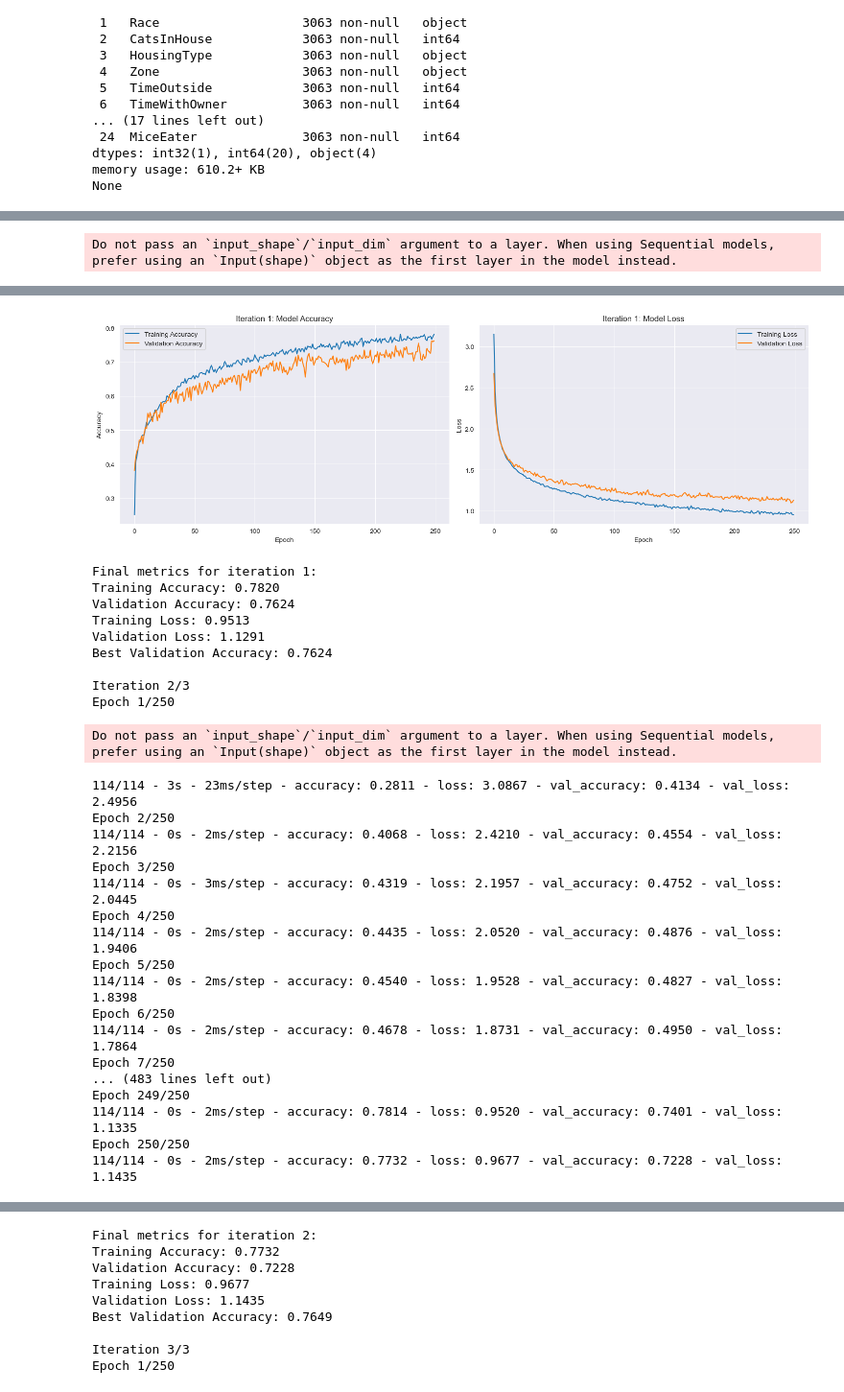
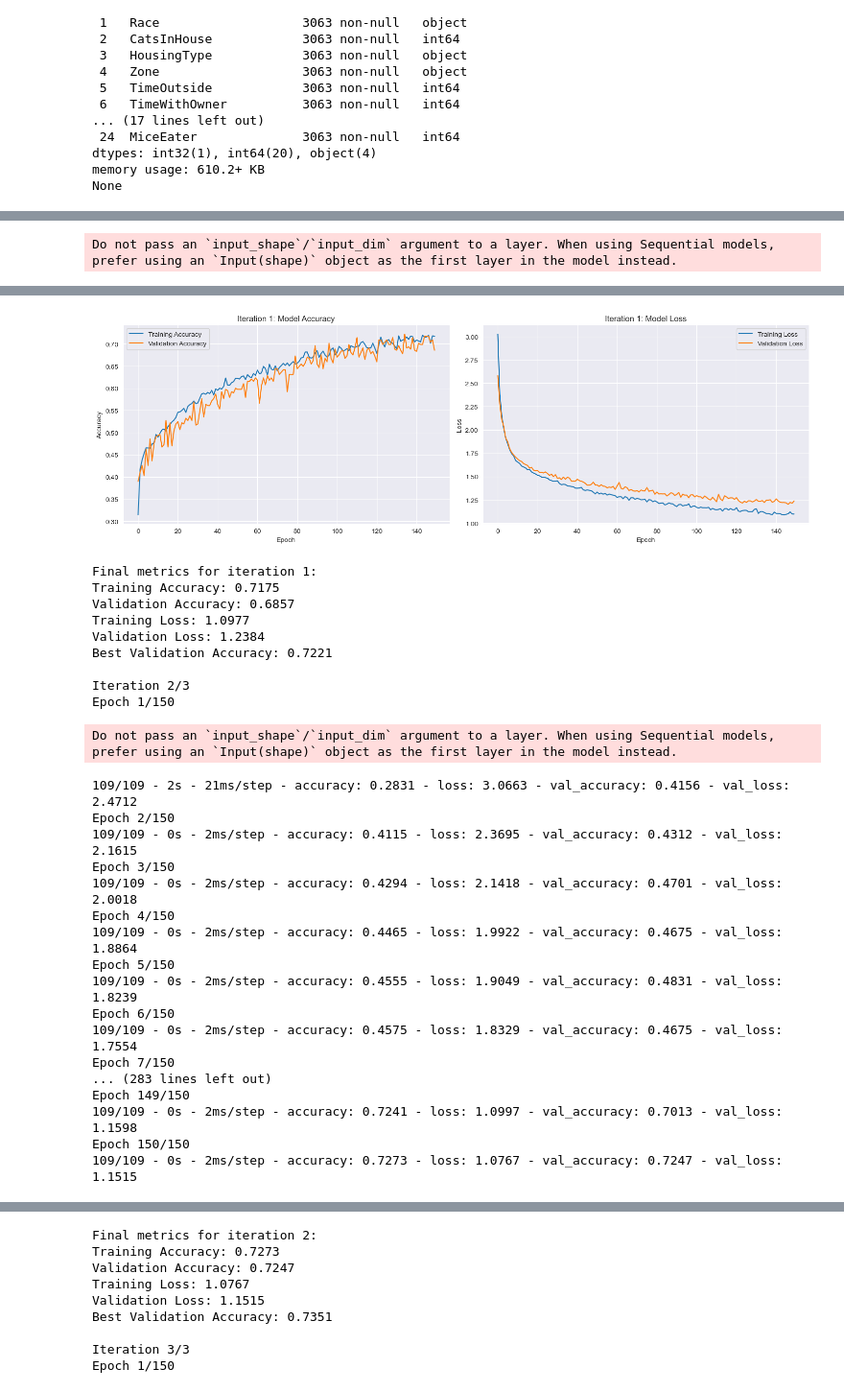
Before and after one commit to zaramihnea/Catology, a Jupyter notebook: Preprocessing/try2/2.ipynb, the cells around one changed output, grey strips where cells are left out. Shown at 96% size. Saved outputs shown, nothing was run; the diff lists cells and outputs as text; code cells hidden in the pictures.

```diff
--- a/Preprocessing/try2/2.ipynb
+++ b/Preprocessing/try2/2.ipynb
@@ -130,11 +355,11 @@ desired_counts = {
     'Persian': 300,
     'BritishShorthair': 300,
     'Other': 300,
-    'Sphynx': 200,
-    'Siamese': 130,
-    'Chartreux': 100,
-    'TurkishAngora': 100,
-    'Savannah': 100
+    'Sphynx': 150,
+    'Siamese': 100,
+    'Chartreux': 60,
+    'TurkishAngora': 60,
+    'Savannah': 50
 }
 
 # Balance the dataset
@@ -603,7 +828,7 @@ def train_and_evaluate_model(X, y, n_iterations=3):
 
         history = model.fit(
             X_train_scaled, y_train,
-            epochs=250,
+            epochs=150,
             batch_size=32,
             validation_data=(X_val_scaled, y_val),
             verbose=2
@@ -693,28 +918,28 @@ Epoch 250/250
-[figure, old version]
+[figure, new version]
 Final metrics for iteration 1:
-Training Accuracy: 0.7820
-Validation Accuracy: 0.7624
-Training Loss: 0.9513
-Validation Loss: 1.1291
-Best Validation Accuracy: 0.7624
+Training Accuracy: 0.7175
+Validation Accuracy: 0.6857
+Training Loss: 1.0977
+Validation Loss: 1.2384
+Best Validation Accuracy: 0.7221
 
 Iteration 2/3
-Epoch 1/250
+Epoch 1/150
 Do not pass an `input_shape`/`input_dim` argument to a layer. When using Sequential models, prefer using an `Input(shape)` object as the first layer in the model instead.
-114/114 - 3s - 23ms/step - accuracy: 0.2811 - loss: 3.0867 - val_accuracy: 0.4134 - val_loss: 2.4956
-Epoch 2/250
-114/114 - 0s - 2ms/step - accuracy: 0.4068 - loss: 2.4210 - val_accuracy: 0.4554 - val_loss: 2.2156
-Epoch 3/250
-114/114 - 0s - 3ms/step - accuracy: 0.4319 - loss: 2.1957 - val_accuracy: 0.4752 - val_loss: 2.0445
-Epoch 4/250
-114/114 - 0s - 2ms/step - accuracy: 0.4435 - loss: 2.0520 - val_accuracy: 0.4876 - val_loss: 1.9406
-Epoch 5/250
-114/114 - 0s - 2ms/step - accuracy: 0.4540 - loss: 1.9528 - val_accuracy: 0.4827 - val_loss: 1.8398
-Epoch 6/250
-114/114 - 0s - 2ms/step - accuracy: 0.4678 - loss: 1.8731 - val_accuracy: 0.4950 - val_loss: 1.7864
-Epoch 7/250
-... (483 lines left out)
-Epoch 249/250
-114/114 - 0s - 2ms/step - accuracy: 0.7814 - loss: 0.9520 - val_accuracy: 0.7401 - val_loss: 1.1335
-Epoch 250/250
-114/114 - 0s - 2ms/step - accuracy: 0.7732 - loss: 0.9677 - val_accuracy: 0.7228 - val_loss: 1.1435
+109/109 - 2s - 21ms/step - accuracy: 0.2831 - loss: 3.0663 - val_accuracy: 0.4156 - val_loss: 2.4712
+Epoch 2/150
+109/109 - 0s - 2ms/step - accuracy: 0.4115 - loss: 2.3695 - val_accuracy: 0.4312 - val_loss: 2.1615
+Epoch 3/150
+109/109 - 0s - 2ms/step - accuracy: 0.4294 - loss: 2.1418 - val_accuracy: 0.4701 - val_loss: 2.0018
+Epoch 4/150
+109/109 - 0s - 2ms/step - accuracy: 0.4465 - loss: 1.9922 - val_accuracy: 0.4675 - val_loss: 1.8864
+Epoch 5/150
+109/109 - 0s - 2ms/step - accuracy: 0.4555 - loss: 1.9049 - val_accuracy: 0.4831 - val_loss: 1.8239
+Epoch 6/150
+109/109 - 0s - 2ms/step - accuracy: 0.4575 - loss: 1.8329 - val_accuracy: 0.4675 - val_loss: 1.7554
+Epoch 7/150
+... (283 lines left out)
+Epoch 149/150
+109/109 - 0s - 2ms/step - accuracy: 0.7241 - loss: 1.0997 - val_accuracy: 0.7013 - val_loss: 1.1598
+Epoch 150/150
+109/109 - 0s - 2ms/step - accuracy: 0.7273 - loss: 1.0767 - val_accuracy: 0.7247 - val_loss: 1.1515
@@ -722,10 +947,10 @@ Epoch 250/250
 Final metrics for iteration 2:
-Training Accuracy: 0.7732
-Validation Accuracy: 0.7228
-Training Loss: 0.9677
-Validation Loss: 1.1435
-Best Validation Accuracy: 0.7649
+Training Accuracy: 0.7273
+Validation Accuracy: 0.7247
+Training Loss: 1.0767
+Validation Loss: 1.1515
+Best Validation Accuracy: 0.7351
 
 Iteration 3/3
-Epoch 1/250
+Epoch 1/150
 Do not pass an `input_shape`/`input_dim` argument to a layer. When using Sequential models, prefer using an `Input(shape)` object as the first layer in the model instead.
```
Also changed, not shown: parts of 9 cells of this notebook.
